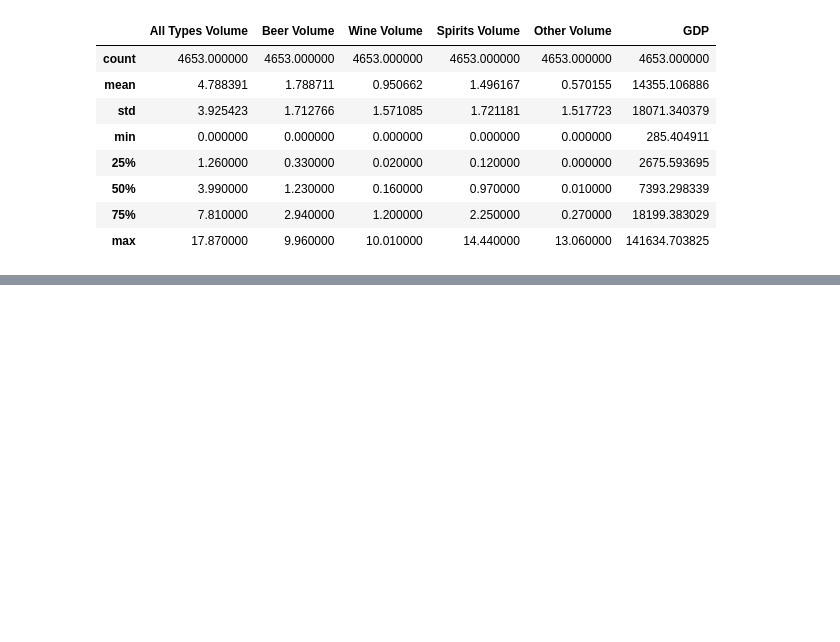
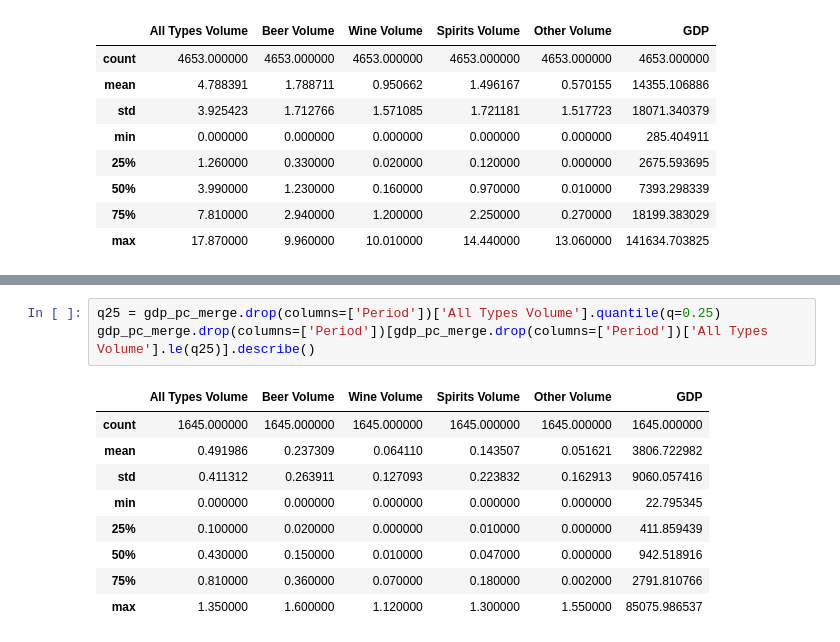
Before and after one commit to stuartbrown4/Big-Data-Assignment, a Jupyter notebook: Data-Handling-01.ipynb, the cells around one changed output, grey strips where cells are left out. Saved outputs shown, nothing was run; the diff lists cells and outputs as text; blank space fills up the shorter version.

```diff
--- a/Data-Handling-01.ipynb
+++ b/Data-Handling-01.ipynb
@@ -267,0 +298,13 @@ gdp_ppp_merge.drop(columns=['Period']).describe()
+# %%
+q25 = gdp_pc_merge.drop(columns=['Period'])['All Types Volume'].quantile(q=0.25)
+gdp_pc_merge.drop(columns=['Period'])[gdp_pc_merge.drop(columns=['Period'])['All Types Volume'].le(q25)].describe()
+# %% [output]
+|  | All Types Volume | Beer Volume | Wine Volume | Spirits Volume | Other Volume | GDP |
+| count | 1645.000000 | 1645.000000 | 1645.000000 | 1645.000000 | 1645.000000 | 1645.000000 |
+| mean | 0.491986 | 0.237309 | 0.064110 | 0.143507 | 0.051621 | 3806.722982 |
+| std | 0.411312 | 0.263911 | 0.127093 | 0.223832 | 0.162913 | 9060.057416 |
+| min | 0.000000 | 0.000000 | 0.000000 | 0.000000 | 0.000000 | 22.795345 |
+| 25% | 0.100000 | 0.020000 | 0.000000 | 0.010000 | 0.000000 | 411.859439 |
+| 50% | 0.430000 | 0.150000 | 0.010000 | 0.047000 | 0.000000 | 942.518916 |
+| 75% | 0.810000 | 0.360000 | 0.070000 | 0.180000 | 0.002000 | 2791.810766 |
+| max | 1.350000 | 1.600000 | 1.120000 | 1.300000 | 1.550000 | 85075.986537 |
```
Also changed, not shown: parts of 12 cells of this notebook.
